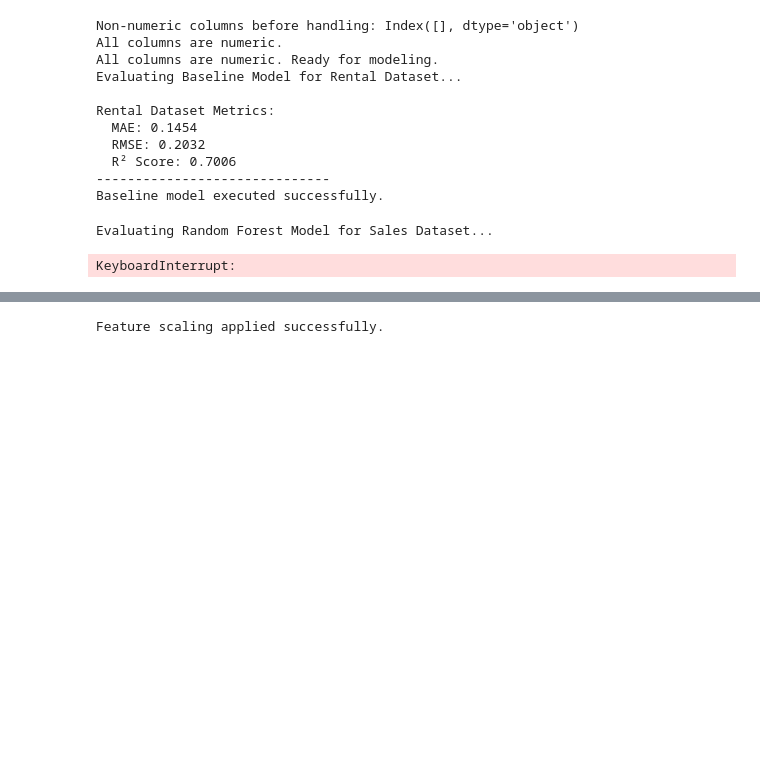
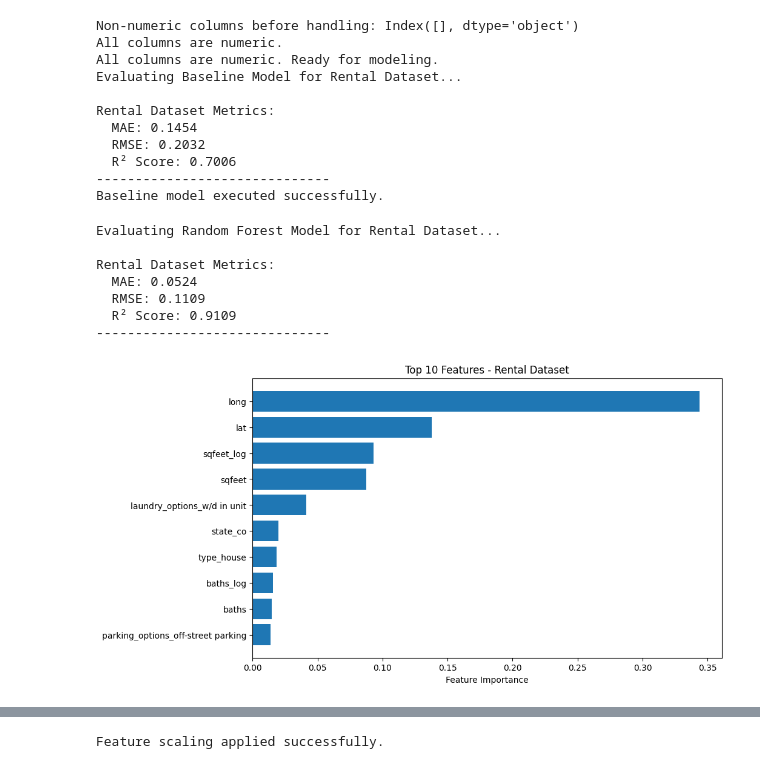
Before and after one commit to kushal-jaat/ASD-assignment-3, a Jupyter notebook: housing_price_prediction.ipynb, the cells around one changed output, grey strips where cells are left out. Saved outputs shown, nothing was run; the diff lists cells and outputs as text; code cells hidden in the pictures; blank space fills up the shorter version.

```diff
--- a/housing_price_prediction.ipynb
+++ b/housing_price_prediction.ipynb
@@ -117,5 +91,5 @@ dtype: int64
 # %%
-# Check unique types in each column to identify any mixed data types across the entire dataset
-for col in sales_data.columns:
-    print(f"\nUnique types in column '{col}':")
-    print(sales_data[col].apply(type).value_counts())
+# # Check unique types in each column to identify any mixed data types across the entire dataset
+# for col in sales_data.columns:
+#     print(f"\nUnique types in column '{col}':")
+#     print(sales_data[col].apply(type).value_counts())
@@ -417,13 +282,13 @@ print(sales_data[numeric_features].head())
 # %%
-# Step 1: Check for non-numeric columns
-non_numeric_columns = sales_data.select_dtypes(exclude=['number']).columns
-print("Non-numeric columns in Sales Dataset:")
-print(non_numeric_columns)
+# # Step 1: Check for non-numeric columns
+# non_numeric_columns = sales_data.select_dtypes(exclude=['number']).columns
+# print("Non-numeric columns in Sales Dataset:")
+# print(non_numeric_columns)
 
-# Step 2: Display sample values from non-numeric columns
-if len(non_numeric_columns) > 0:
-    for col in non_numeric_columns:
-        print(f"\nSample data from column '{col}':")
-        print(sales_data[col].unique()[:5])  # Display a few unique values for inspection
-else:
-    print("All columns in Sales Dataset are numeric.")
+# # Step 2: Display sample values from non-numeric columns
+# if len(non_numeric_columns) > 0:
+#     for col in non_numeric_columns:
+#         print(f"\nSample data from column '{col}':")
+#         print(sales_data[col].unique()[:5])  # Display a few unique values for inspection
+# else:
+#     print("All columns in Sales Dataset are numeric.")
@@ -1052,33 +819,39 @@ def random_forest_model(X_train, X_test, y_train, y_test, dataset_name):
     mae = mean_absolute_error(y_test, y_pred)
     rmse = np.sqrt(mean_squared_error(y_test, y_pred))
     r2 = r2_score(y_test, y_pred)
 
     # Print metrics
     print(f"{dataset_name} Metrics:")
     print(f"  MAE: {mae:.4f}")
     print(f"  RMSE: {rmse:.4f}")
     print(f"  R² Score: {r2:.4f}")
     print("-" * 30)
 
     # Feature importance analysis
     feature_importances = model.feature_importances_
     feature_names = X_train.columns if isinstance(X_train, pd.DataFrame) else [f"Feature {i}" for i in range(X_train.shape[1])]
 
     # Plot feature importance
     sorted_idx = np.argsort(feature_importances)[::-1][:10]  # Top 10 features
     plt.figure(figsize=(10, 6))
     plt.barh([feature_names[i] for i in sorted_idx][::-1], feature_importances[sorted_idx][::-1])
     plt.xlabel('Feature Importance')
     plt.title(f'Top 10 Features - {dataset_name}')
     plt.show()
 
     return model, y_pred
 
 # Apply the Random Forest model to the Sales Dataset
-sales_rf_model, sales_rf_pred = random_forest_model(sales_X_train, sales_X_test, sales_y_train, sales_y_test, "Sales Dataset")
+# sales_rf_model, sales_rf_pred = random_forest_model(sales_X_train, sales_X_test, sales_y_train, sales_y_test, "Sales Dataset")
 
 # Apply the Random Forest model to the Rental Dataset
 rental_rf_model, rental_rf_pred = random_forest_model(rental_X_train, rental_X_test, rental_y_train, rental_y_test, "Rental Dataset")
 # %% [output]
-Evaluating Random Forest Model for Sales Dataset...
+Evaluating Random Forest Model for Rental Dataset...
+
+Rental Dataset Metrics:
+  MAE: 0.0524
+  RMSE: 0.1109
+  R² Score: 0.9109
+------------------------------
-KeyboardInterrupt:
+[figure, added]
```
Also changed, not shown: parts of 42 cells of this notebook.
